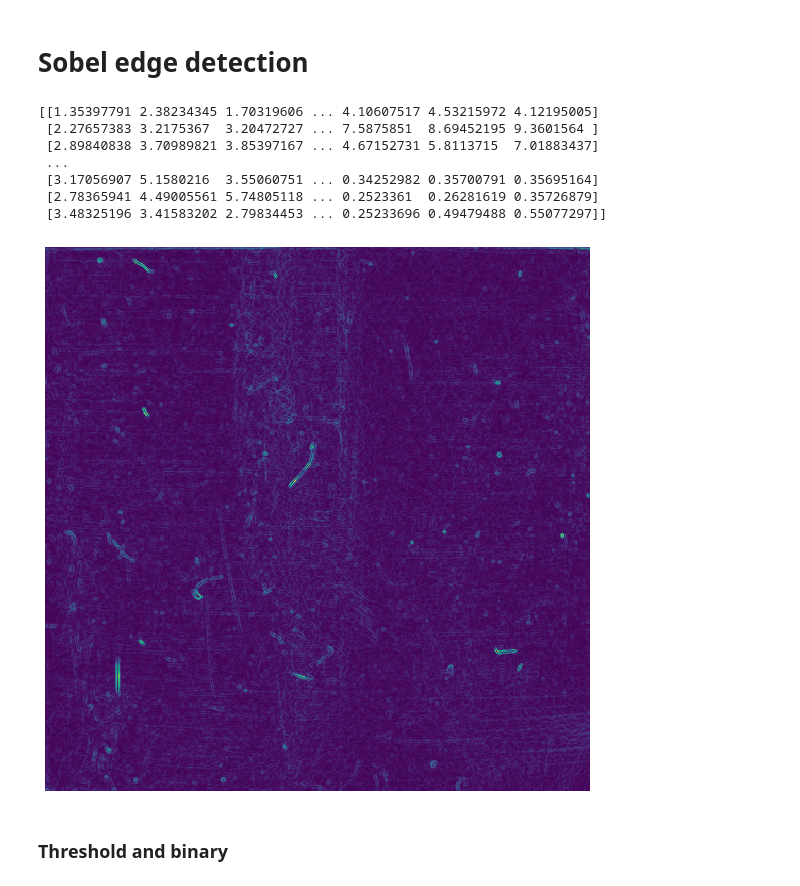
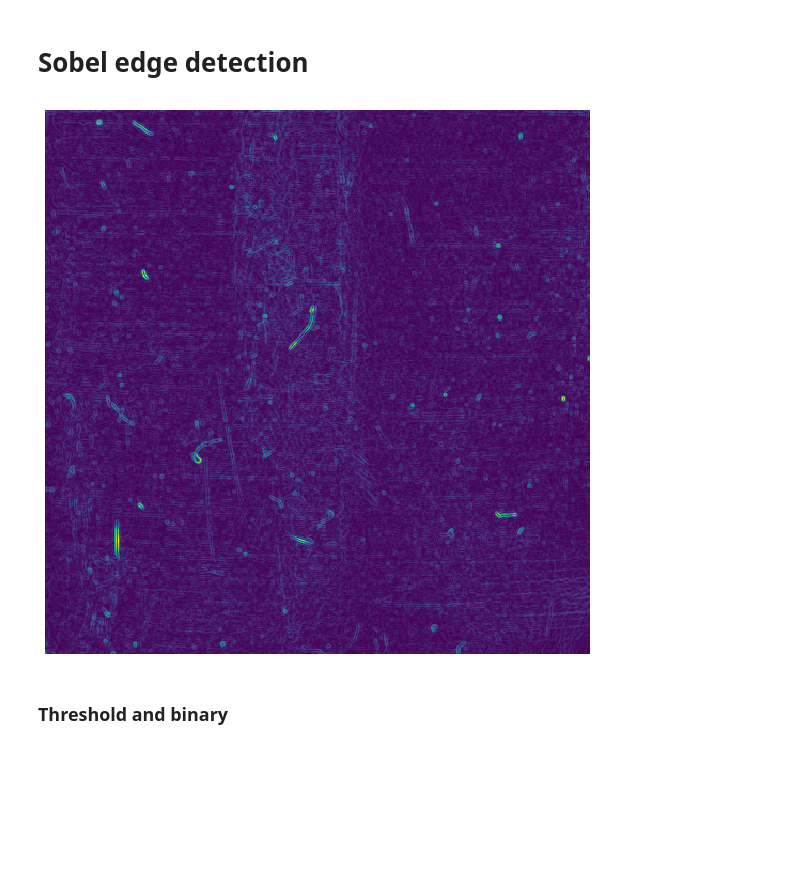
Before and after one commit to felixschloesser/DetectScratches, a Jupyter notebook: notebooks/applications/bearing_derivative.ipynb, the cells around one changed output. Cells and saved outputs as stored; diff of their text form; code cells hidden in the pictures; blank space fills up the shorter version.

```diff
--- a/notebooks/applications/bearing_derivative.ipynb
+++ b/notebooks/applications/bearing_derivative.ipynb
@@ -35,19 +40,11 @@ def sobel(img, sigma = 1):
     magnitude = np.sqrt(img_x**2 + img_y**2)
 
     return magnitude
-# %%
-response_img = sobel(img, sigma=0.4)
-print(response_img)
-show_img(response_img)
-# %% [output]
-[[1.35397791 2.38234345 1.70319606 ... 4.10607517 4.53215972 4.12195005]
- [2.27657383 3.2175367  3.20472727 ... 7.5875851  8.69452195 9.3601564 ]
- [2.89840838 3.70989821 3.85397167 ... 4.67152731 5.8113715  7.01883437]
- ...
- [3.17056907 5.1580216  3.55060751 ... 0.34252982 0.35700791 0.35695164]
- [2.78365941 4.49005561 5.74805118 ... 0.2523361  0.26281619 0.35726879]
- [3.48325196 3.41583202 2.79834453 ... 0.25233696 0.49479488 0.55077297]]
-[figure, removed]
+# %%
+response_img = sobel(sharp_img)
+show_img(response_img, size=(10,10))
+# %% [output]
+[figure, added]
 # %% [markdown]
 ### Threshold and binary
 # %%
```
Also changed, not shown: parts of 13 cells of this notebook, 5 other files.
